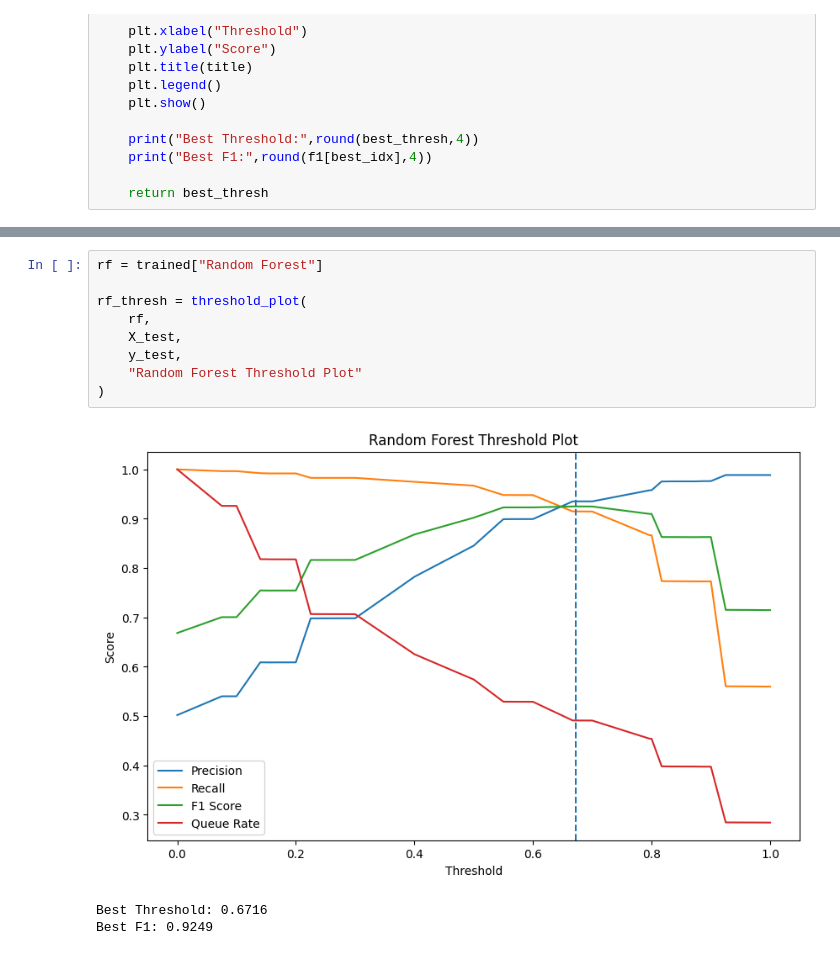
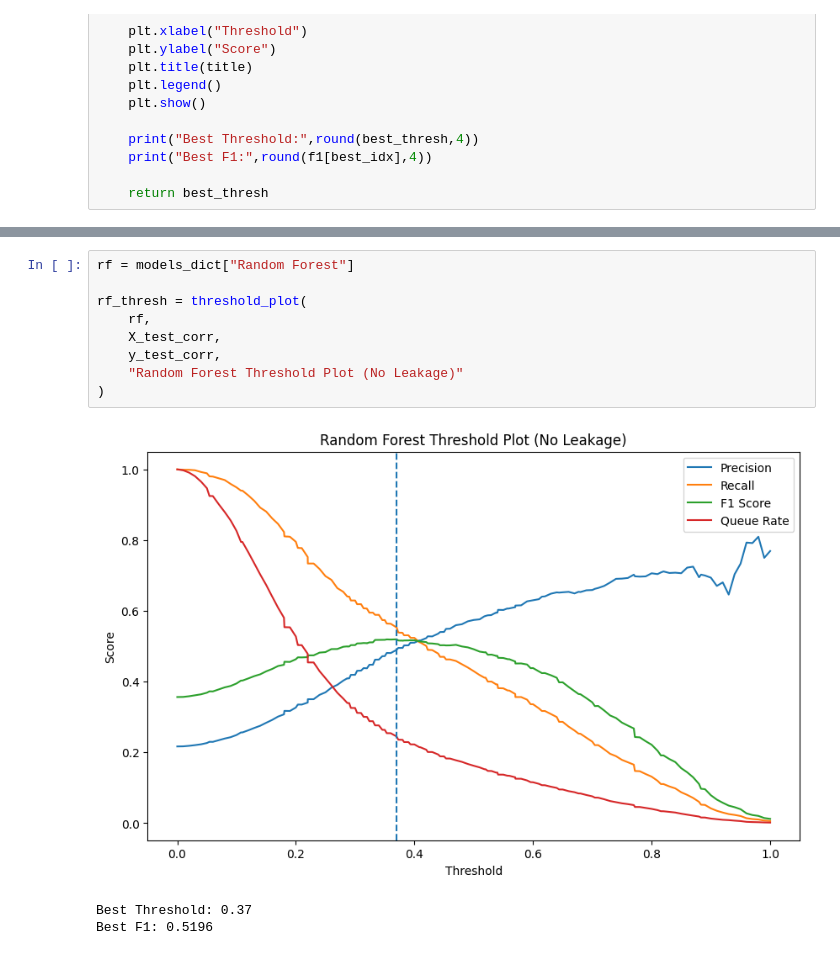
Before and after one commit to Tashya924/ML-research-on-credit-risk-analysis, a Jupyter notebook: ml_credit_report_intern.ipynb, the cells around one changed output, grey strips where cells are left out. Cells and saved outputs as stored; diff of their text form.

```diff
--- a/ml_credit_report_intern.ipynb
+++ b/ml_credit_report_intern.ipynb
@@ -249,14 +171,14 @@ Best F1: 0.732
 # %%
-rf = trained["Random Forest"]
+rf = models_dict["Random Forest"]
 
 rf_thresh = threshold_plot(
     rf,
-    X_test,
-    y_test,
-    "Random Forest Threshold Plot"
+    X_test_corr,
+    y_test_corr,
+    "Random Forest Threshold Plot (No Leakage)"
 )
 # %% [output]
-[figure, old version]
+[figure, new version]
-Best Threshold: 0.6716
-Best F1: 0.9249
+Best Threshold: 0.37
+Best F1: 0.5196
 # %%
```
Also changed, not shown: parts of 10 cells of this notebook.
